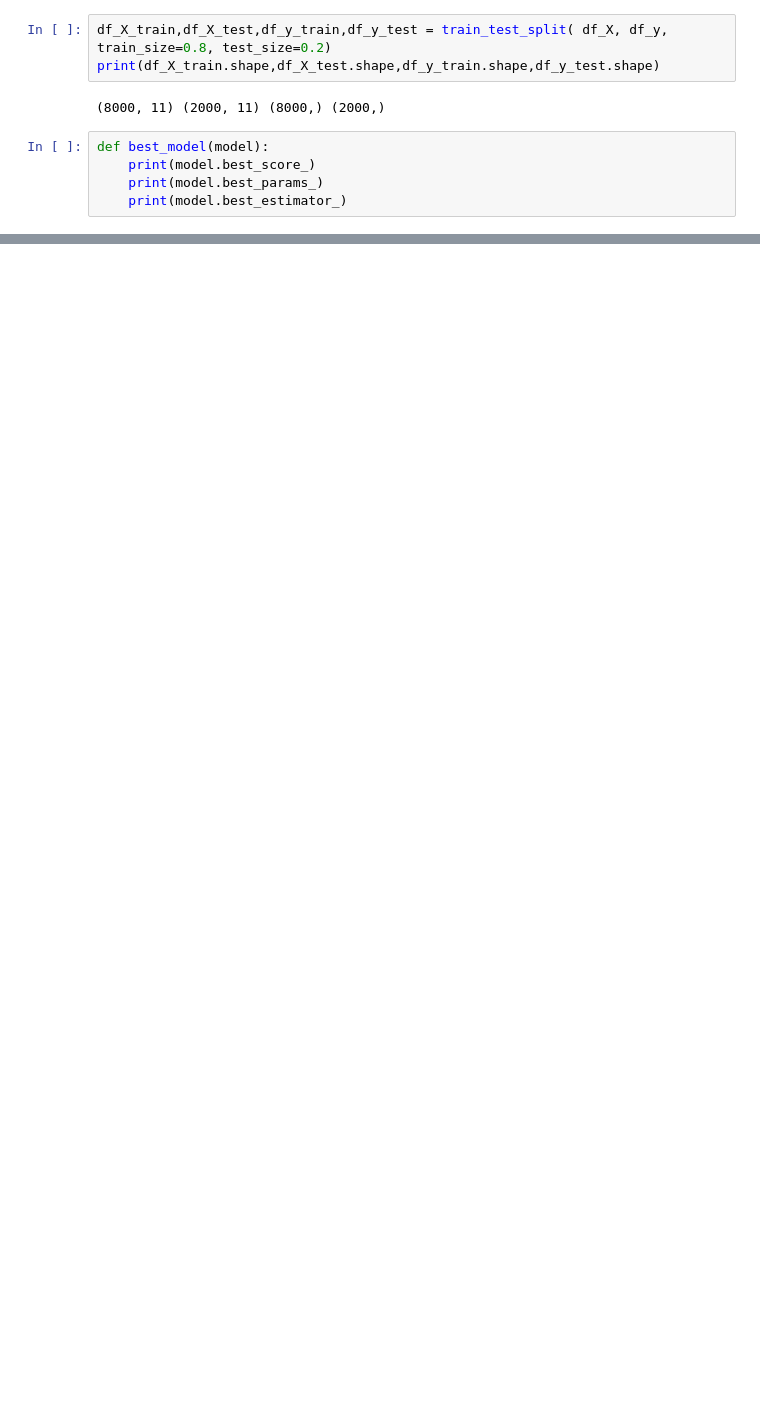
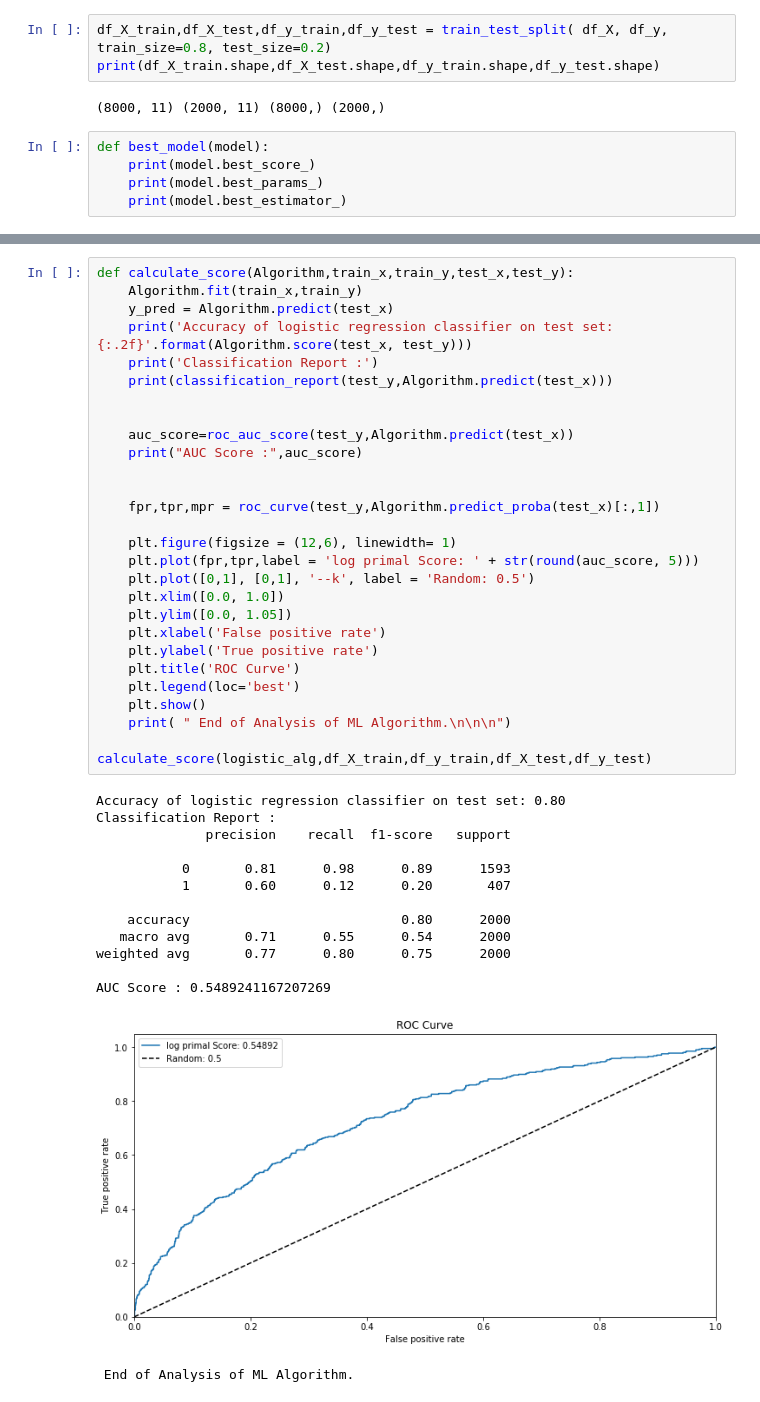
Before and after one commit to mohammedmisbahuddin/Bank_Churn_Prediction, a Jupyter notebook: Misbah_jupiter.ipynb, the cells around one changed output, grey strips where cells are left out. Drawn from its saved outputs; the diff is of its cells as text; blank space fills up the shorter version.

Commit message:
Algorithm Analysis func defined

```diff
--- a/Misbah_jupiter.ipynb
+++ b/Misbah_jupiter.ipynb
@@ -229,0 +289,43 @@ print(classification_report())
+# %%
+def calculate_score(Algorithm,train_x,train_y,test_x,test_y):
+    Algorithm.fit(train_x,train_y)
+    y_pred = Algorithm.predict(test_x)
+    print('Accuracy of logistic regression classifier on test set: {:.2f}'.format(Algorithm.score(test_x, test_y)))
+    print('Classification Report :')
+    print(classification_report(test_y,Algorithm.predict(test_x)))
+
+
+    auc_score=roc_auc_score(test_y,Algorithm.predict(test_x))
+    print("AUC Score :",auc_score)
+
+
+    fpr,tpr,mpr = roc_curve(test_y,Algorithm.predict_proba(test_x)[:,1])
+
+    plt.figure(figsize = (12,6), linewidth= 1)
+    plt.plot(fpr,tpr,label = 'log primal Score: ' + str(round(auc_score, 5)))
+    plt.plot([0,1], [0,1], '--k', label = 'Random: 0.5')
+    plt.xlim([0.0, 1.0])
+    plt.ylim([0.0, 1.05])
+    plt.xlabel('False positive rate')
+    plt.ylabel('True positive rate')
+    plt.title('ROC Curve')
+    plt.legend(loc='best')
+    plt.show()
+    print( " End of Analysis of ML Algorithm.\n\n\n")
+
+calculate_score(logistic_alg,df_X_train,df_y_train,df_X_test,df_y_test)
+# %% [output]
+Accuracy of logistic regression classifier on test set: 0.80
+Classification Report :
+              precision    recall  f1-score   support
+
+           0       0.81      0.98      0.89      1593
+           1       0.60      0.12      0.20       407
+
+    accuracy                           0.80      2000
+   macro avg       0.71      0.55      0.54      2000
+weighted avg       0.77      0.80      0.75      2000
+
+AUC Score : 0.5489241167207269
+[figure, added]
+ End of Analysis of ML Algorithm.
```
Also changed, not shown: parts of 10 cells of this notebook.
